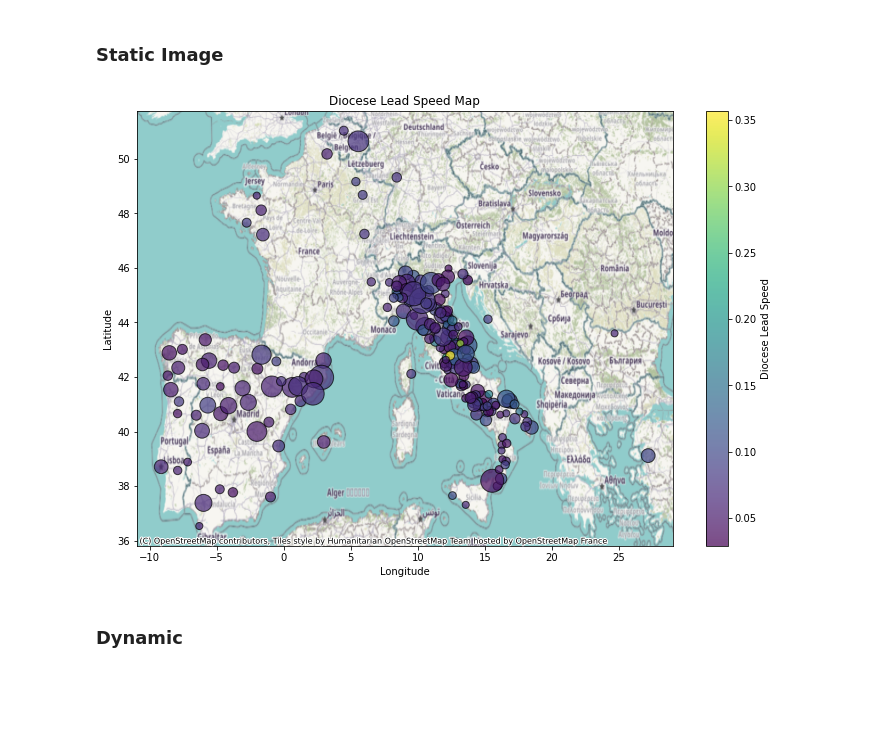
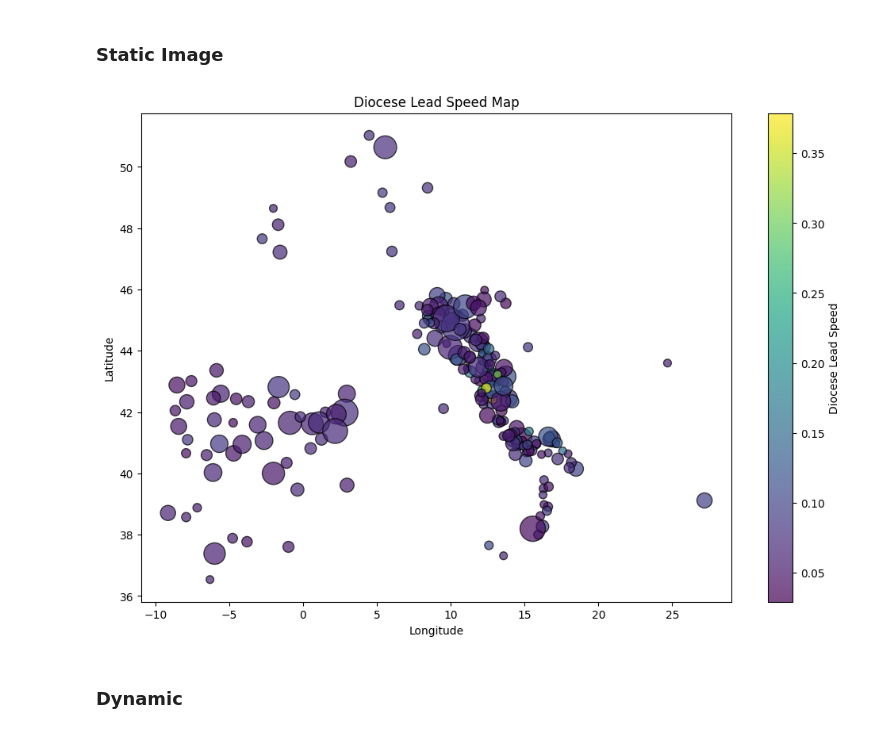
Before and after one commit to ch-sander/g17-article1, a Jupyter notebook: Article1.ipynb, the cells around one changed output. Drawn from its saved outputs; the diff is of its cells as text; code cells hidden in the pictures; blank space fills up the shorter version.

```diff
--- a/Article1.ipynb
+++ b/Article1.ipynb
@@ -2086,36 +2101,36 @@ cmap = cm.get_cmap('viridis')
 size_scale = 10  # Adjust this scaling factor as needed
 gdf_diocese['point_size'] = gdf_diocese['event_count'] * size_scale
 
 # Create a figure and axis
 fig, ax = plt.subplots(figsize=(12, 8))
 
 # Plot dioceses
 sc = ax.scatter(
     gdf_diocese.geometry.x,
     gdf_diocese.geometry.y,
     s=gdf_diocese['point_size'],
     c=gdf_diocese['diocese_lead_speed'],
     cmap='viridis',
     norm=norm,
     alpha=0.7,
     edgecolor='k'
 )
 
 # Add a colorbar
 cbar = plt.colorbar(sc, ax=ax)
 cbar.set_label('Diocese Lead Speed')
 
 # Add a title and labels
 ax.set_title('Diocese Lead Speed Map')
 ax.set_xlabel('Longitude')
 ax.set_ylabel('Latitude')
 
-import contextily as ctx
-ctx.add_basemap(ax, crs='EPSG:4326')
+# import contextily as ctx
+# ctx.add_basemap(ax, crs='EPSG:4326')
 plt.savefig(output_path_render + "Diocese_Lead_Speed.png", dpi=300, format='png')
 plt.show()
 # %% [output]
-[figure, old version]
+[figure, new version]
 # %% [markdown]
 ### Dynamic
 # %% [markdown]
```
Also changed, not shown: parts of 72 cells of this notebook, 20 other files.
